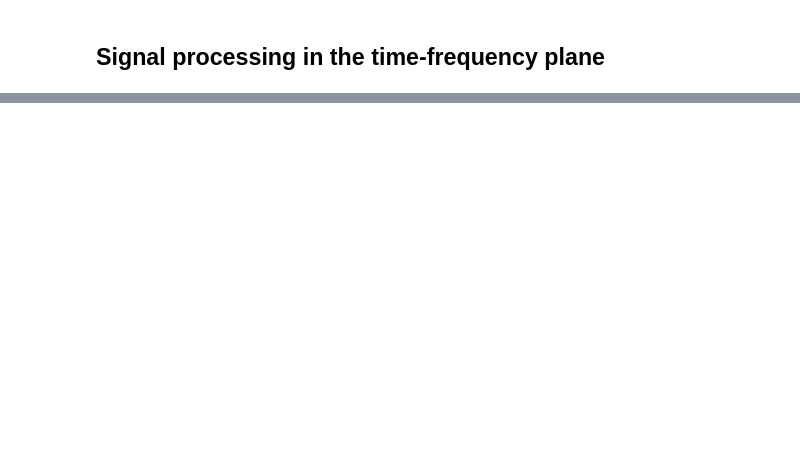
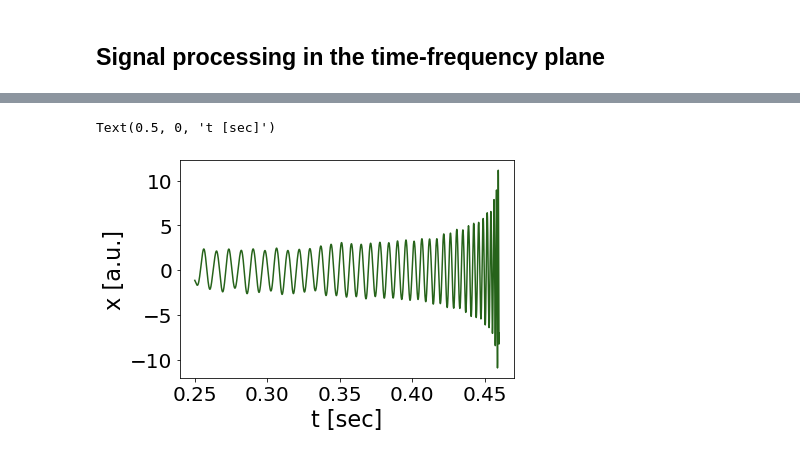
Before and after one commit to bpascal-fr/GeoSto-PP-for-TF, a Jupyter notebook: synthetic.ipynb, the cells around one changed output, grey strips where cells are left out. Cells and saved outputs as stored; diff of their text form; code cells hidden in the pictures; blank space fills up the shorter version.

```diff
--- a/synthetic.ipynb
+++ b/synthetic.ipynb
@@ -168,11 +172,14 @@ plt.xlabel('t [sec]')
 # %%
 # Inverse Shirt-Time Fourier Transform
-_, Rcy = signal.istft(Zcy, fs = 1/dt, window=g, nperseg=N, noverlap=N-1, input_onesided = False)
+_, Rcy = signal.istft(Zcy_th, fs = 1/dt, window=g, nperseg=N, noverlap=N-1, input_onesided = False)
 
 # Display the reconstructed signal
 plt.plot(time, Rcy.real, color=(0.15, 0.39, 0.10))
 plt.ylabel('x [a.u.]')
 plt.xlabel('t [sec]')
+# %% [output]
+Text(0.5, 0, 't [sec]')
+[figure, added]
 # %%
 def extr2min(M):
     central = M[1:-1, 1:-1]
```
Also changed, not shown: parts of 3 cells of this notebook.
